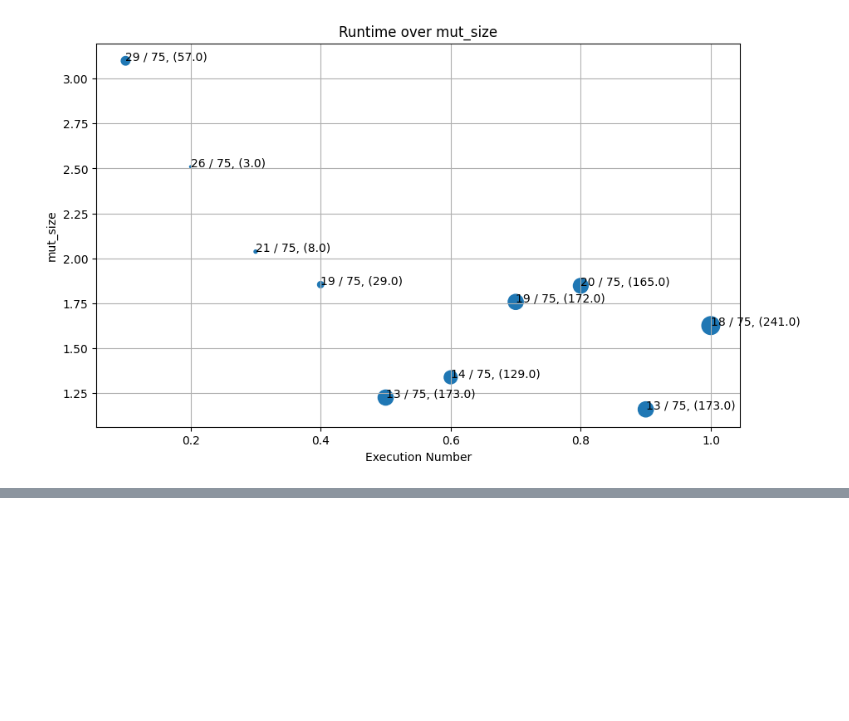
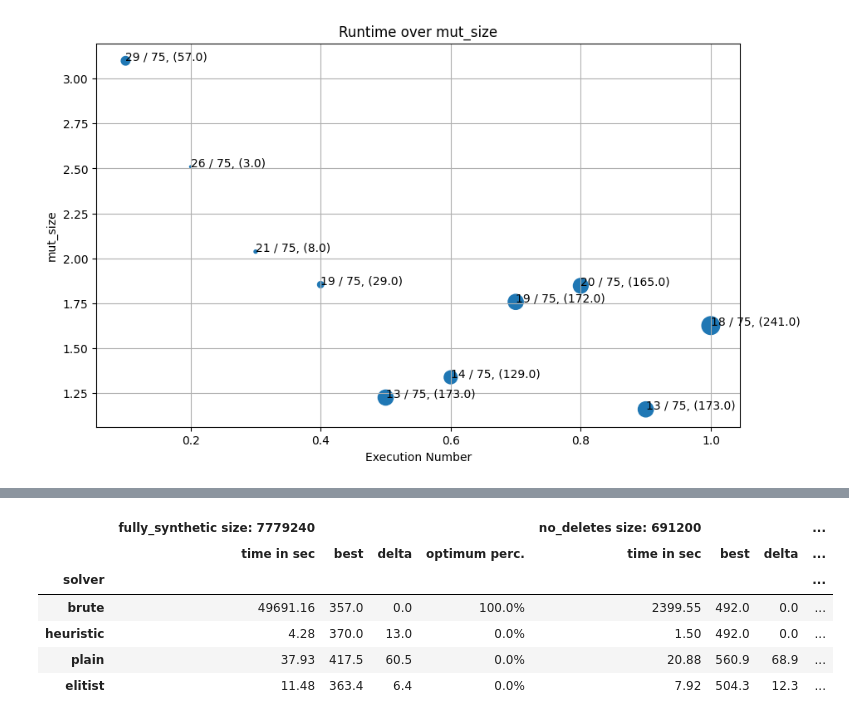
Before and after one commit to Schlixmann/RA-RPST-Allocation, a Jupyter notebook: plots.ipynb, the cells around one changed output, grey strips where cells are left out. Cells and saved outputs as stored; diff of their text form; code cells hidden in the pictures; blank space fills up the shorter version.

Commit message:
final_results

```diff
--- a/plots.ipynb
+++ b/plots.ipynb
@@ -252,0 +264,93 @@ No artists with labels found to put in legend.  Note that artists whose label st
+# %%
+# Directory containing the JSON files
+dir_path_main = "results/experiments/"
+folders = []
+for folder_name in os.listdir(dir_path_main):
+    if os.path.isdir(dir_path_main+folder_name):
+        folders.append(folder_name)
+
+folder_combined_dfs = []
+for folder in folders:
+    dir_path = dir_path_main + folder
+    # List to store individual DataFrames
+    dfs = []
+    brute_dfs = []
+
+    for file_name in os.listdir(dir_path):
+        if file_name.endswith('.json') and file_name.startswith("brute"):
+            file_path = os.path.join(dir_path, file_name)
+            with open(file_path) as f:
+                data = json.load(f)
+                try:
+                    size = data["size"][0]
+                except:
+                    size = np.nan
+            data = {key: value for key, value in data.items() if key in {"solver", "time", "best"}}
+            brute_df = pd.DataFrame(data)
+
+
+    # Iterate over each JSON file in the directory
+    for file_name in os.listdir(dir_path):
+        if file_name.endswith('.json'):
+            file_path = os.path.join(dir_path, file_name)
+            # Read JSON file into a DataFrame
+            with open(file_path) as f:
+                data = json.load(f)
+            if file_name.startswith("gen"):
+                data = {key: value for key, value in data.items() if key in {"solver", "times", "best_final"}}
+                df = pd.DataFrame(data)
+
+                df["optimum"] = (df['best_final'] == brute_df.loc[0, "best"]).astype(int)
+                column_names = {"solvers":"solver", "times":"time", "best_final":"best"}
+                df.rename(columns=column_names, inplace=True)
+                df = df.groupby("solver").agg({"solver" : "min", "time": "mean", "best":"mean", "optimum":"sum"})
+                df["optimum"] = df["optimum"] / len(data["best_final"])
+
+                # calculate mean delta to brute solution:
+                delta = pd.DataFrame([v - brute_df.loc[0, "best"]  for v in  data["best_final"]]).mean()
+                df["delta"] = delta[0]
+
+            else:
+                data = {key: value for key, value in data.items() if key in {"solver", "time", "best"}}
+                df = pd.DataFrame(data)
+                delta = data["best"] - brute_df.loc[0,"best"]
+                df["delta"] = delta
+                df["optimum"] = (df['best'] == brute_df.loc[0, "best"]).astype(int)
+                df["optimum"] = df["optimum"] / len(data["best"])
+
+            df["time"] = df["time"].round(2)
+            # Append the DataFrame to the list
+            dfs.append(df)
+
+    # Concatenate all DataFrames in the list into one DataFrame
+    combined_df = pd.concat(dfs, ignore_index=True).fillna(0.0)
+    combined_df["optimum"] = (combined_df["optimum"]*100).round(0).astype(str) + "%"
+
+    # Set the "solver" column as the index
+    combined_df.set_index('solver', inplace=True)
+
+    # Reindex the DataFrame with the specified order
+    desired_order = ['brute', 'heuristic', 'plain', 'elitist']
+    combined_df = combined_df.reindex(desired_order)
+    #combined_df = combined_df.add_suffix("_" + folder)
+    combined_df.columns = pd.MultiIndex.from_product([[folder + " size: " + str(size) ], combined_df.columns])
+
+    folder_combined_dfs.append(combined_df)
+
+
+
+# Concatenate the DataFrames
+combined_df = pd.concat(folder_combined_dfs, axis=1)
+combined_df.rename(columns={"time":"time in sec", "optimum" : "optimum perc."}, inplace=True)
+
+
+# Display the combined DataFrame
+combined_df
+# %% [output]
+|  | fully_synthetic size: 7779240 |  |  |  | no_deletes size: 691200 |  |  | ... |
+|  | time in sec | best | delta | optimum perc. | time in sec | best | delta | ... |
+| solver |  |  |  |  |  |  |  | ... |
+| brute | 49691.16 | 357.0 | 0.0 | 100.0% | 2399.55 | 492.0 | 0.0 | ... |
+| heuristic | 4.28 | 370.0 | 13.0 | 0.0% | 1.50 | 492.0 | 0.0 | ... |
+| plain | 37.93 | 417.5 | 60.5 | 0.0% | 20.88 | 560.9 | 68.9 | ... |
+| elitist | 11.48 | 363.4 | 6.4 | 0.0% | 7.92 | 504.3 | 12.3 | ... |
```
Also changed, not shown: parts of 3 cells of this notebook, 55 other files.
